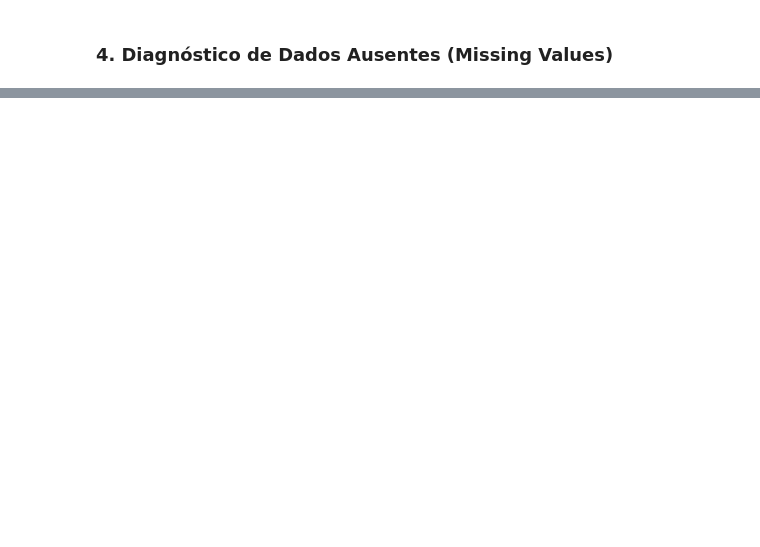
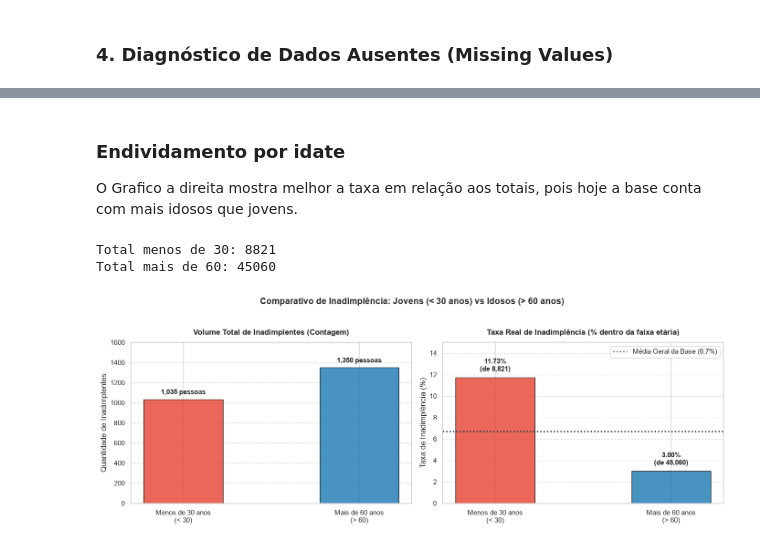
Before and after one commit to ricalgarve/analise-dados, a Jupyter notebook: credito_bureau_eua/analise_credito_bureau.ipynb, the cells around one changed output, grey strips where cells are left out. Saved outputs shown, nothing was run; the diff lists cells and outputs as text; code cells hidden in the pictures; blank space fills up the shorter version.

```diff
--- a/credito_bureau_eua/analise_credito_bureau.ipynb
+++ b/credito_bureau_eua/analise_credito_bureau.ipynb
@@ -96,0 +215,69 @@ plt.show()
+# %% [markdown]
+### Endividamento por idate
+
+O Grafico a direita mostra melhor a taxa em relação aos totais, pois hoje a base conta com mais idosos que jovens.
+# %%
+import pandas as pd
+import matplotlib.pyplot as plt
+import seaborn as sns
+
+# Configuração do estilo visual
+sns.set_theme(style='whitegrid')
+
+# 1. Filtros dos grupos solicitados
+clientesMenos30 = df[(df['idade'] < 30) & (df['inadimplente_2anos'] == 1)].copy()
+clientesMais60 = df[(df['idade'] > 60) & (df['inadimplente_2anos'] == 1)].copy()
+
+# 2. Totais das faixas etárias para calcular o percentual real (%)
+total_menos_30 = len(df[df['idade'] < 30])
+total_mais_60 = len(df[df['idade'] > 60])
+
+print(f'Total menos de 30: {total_menos_30}')
+print(f'Total mais de 60: {total_mais_60}')
+
+taxa_menos_30 = (len(clientesMenos30) / total_menos_30) * 100
+taxa_mais_60 = (len(clientesMais60) / total_mais_60) * 100
+media_geral = df['inadimplente_2anos'].mean() * 100
+
+# 3. Construção do gráfico com 2 painéis
+fig, axes = plt.subplots(1, 2, figsize=(14, 5))
+grupos = ['Menos de 30 anos\n(< 30)', 'Mais de 60 anos\n(> 60)']
+cores = ['#e74c3c', '#2980b9']
+
+# Painel 1: Volume Absoluto de Inadimplentes
+qtd_inadimp = [len(clientesMenos30), len(clientesMais60)]
+bars1 = axes[0].bar(grupos, qtd_inadimp, color=cores, width=0.45, edgecolor='black', alpha=0.85)
+axes[0].set_title('Volume Total de Inadimplentes (Contagem)', fontsize=12, fontweight='bold', pad=12)
+axes[0].set_ylabel('Quantidade de Inadimplentes')
+axes[0].set_ylim(0, 1600)
+axes[0].grid(axis='y', linestyle='--', alpha=0.6)
+
+for bar in bars1:
+    h = bar.get_height()
+    axes[0].annotate(f'{h:,} pessoas', (bar.get_x() + bar.get_width() / 2., h + 35),
+                     ha='center', va='bottom', fontsize=11, fontweight='bold')
+
+# Painel 2: Taxa Real de Inadimplência (% dentro do grupo)
+taxas = [taxa_menos_30, taxa_mais_60]
+bars2 = axes[1].bar(grupos, taxas, color=cores, width=0.45, edgecolor='black', alpha=0.85)
+axes[1].set_title('Taxa Real de Inadimplência (% dentro da faixa etária)', fontsize=12, fontweight='bold', pad=12)
+axes[1].set_ylabel('Taxa de Inadimplência (%)')
+axes[1].set_ylim(0, 15)
+axes[1].grid(axis='y', linestyle='--', alpha=0.6)
+
+# Linha de referência da média geral
+axes[1].axhline(media_geral, color='#2c3e50', linestyle=':', linewidth=2, label=f'Média Geral da Base ({media_geral:.1f}%)')
+axes[1].legend(loc='upper right', frameon=True)
+
+for bar, total_grp in zip(bars2, [total_menos_30, total_mais_60]):
+    h = bar.get_height()
+    axes[1].annotate(f'{h:.2f}%\n(de {total_grp:,})', (bar.get_x() + bar.get_width() / 2., h + 0.4),
+                     ha='center', va='bottom', fontsize=11, fontweight='bold')
+
+plt.suptitle('Comparativo de Inadimplência: Jovens (< 30 anos) vs Idosos (> 60 anos)', fontsize=14, fontweight='bold', y=1.03)
+plt.tight_layout()
+plt.show()
+# %% [output]
+Total menos de 30: 8821
+Total mais de 60: 45060
+[figure, added]
```
Also changed, not shown: parts of 30 cells of this notebook, 3 other files.
